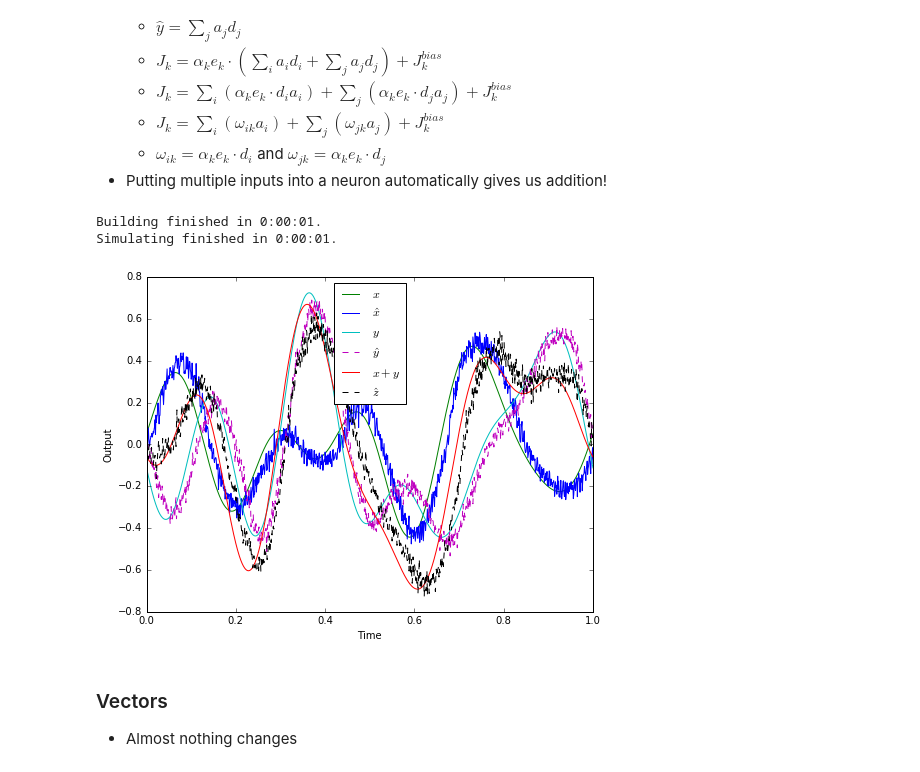
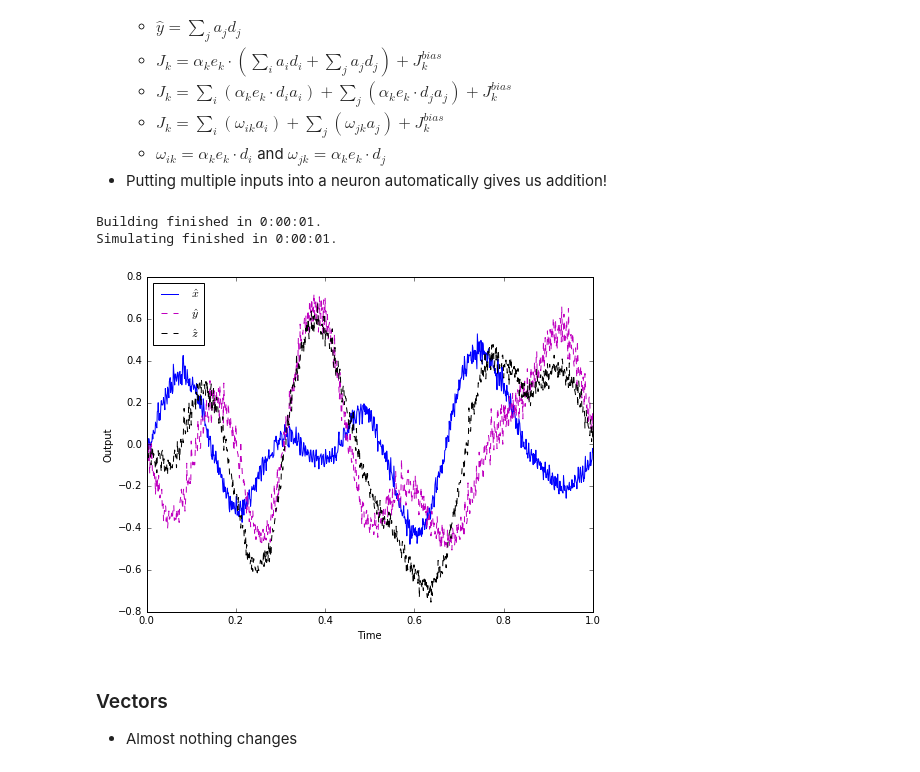
Before and after one commit to celiasmith/syde556, a Jupyter notebook: SYDE 556 Lecture 4 Transformation.ipynb, the cells around one changed output. Saved outputs shown, nothing was run; the diff lists cells and outputs as text; code cells hidden in the pictures.

```diff
--- a/SYDE 556 Lecture 4 Transformation.ipynb
+++ b/SYDE 556 Lecture 4 Transformation.ipynb
@@ -418,37 +418,37 @@ with model:
     stimB = nengo.Node(output=WhiteSignal(T, high=max_freq, rms=0.3, seed=5))
 
     ensA = nengo.Ensemble(25, dimensions=1)
     ensB = nengo.Ensemble(23, dimensions=1)
     ensC = nengo.Ensemble(24, dimensions=1)
 
     nengo.Connection(stimA, ensA)
     nengo.Connection(stimB, ensB)
     nengo.Connection(ensA, ensC)
     nengo.Connection(ensB, ensC)
 
     stimA_p = nengo.Probe(stimA)
     stimB_p = nengo.Probe(stimB)
     ensA_p = nengo.Probe(ensA, synapse=.01)
     ensB_p = nengo.Probe(ensB, synapse=.01)
     ensC_p = nengo.Probe(ensC, synapse=.01)
 
 sim = nengo.Simulator(model)
 sim.run(T)
 
 figure(figsize=(8,6))
-plot(t, sim.data[stimA_p],'g', label="$x$")
+#plot(t, sim.data[stimA_p],'g', label="$x$")
 plot(t, sim.data[ensA_p],'b', label="$\hat{x}$")
-plot(t, sim.data[stimB_p],'c', label="$y$")
+#plot(t, sim.data[stimB_p],'c', label="$y$")
 plot(t, sim.data[ensB_p],'m--', label="$\hat{y}$")
-plot(t, sim.data[stimB_p]+sim.data[stimA_p],'r', label="$x+y$")
+#plot(t, sim.data[stimB_p]+sim.data[stimA_p],'r', label="$x+y$")
 plot(t, sim.data[ensC_p],'k--', label="$\hat{z}$")
 legend(loc='best')
 ylabel("Output")
 xlabel("Time");
 # %% [output]
 Building finished in 0:00:01.
 Simulating finished in 0:00:01.
-[figure, old version]
+[figure, new version]
 # %% [markdown]
 ### Vectors
 
```
Also changed, not shown: parts of 11 cells of this notebook, 4 other files.
